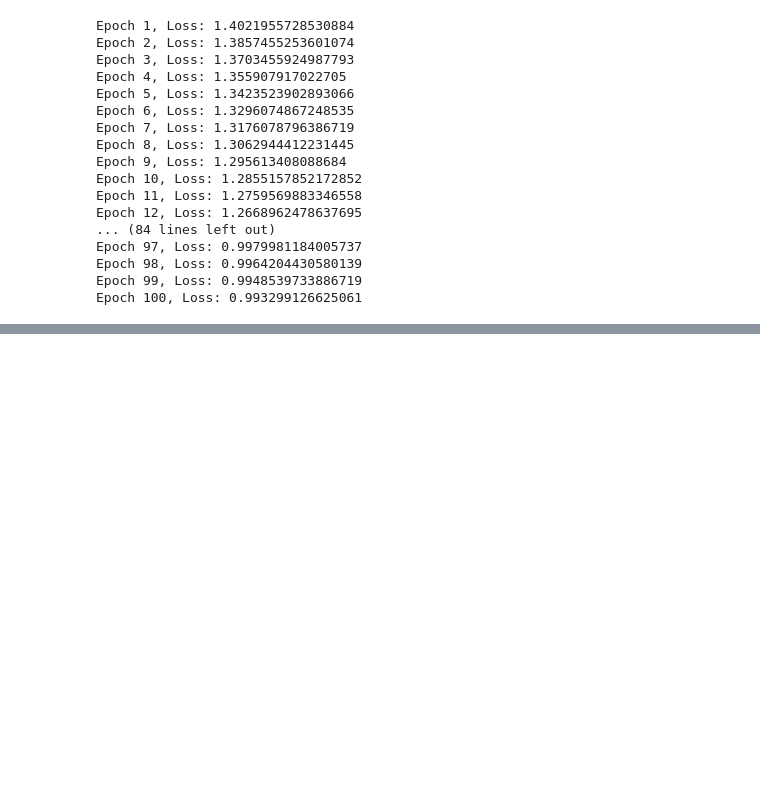
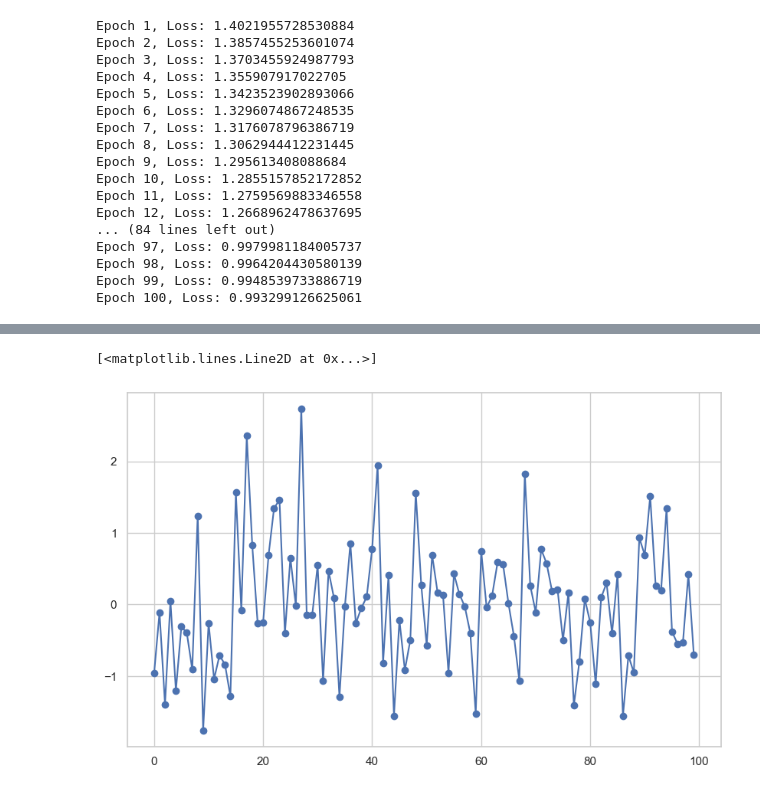
Before and after one commit to fsansegundo/Deep-Learning-for-Time-Series-Data-Cookbook, a Jupyter notebook: Chapter_2/Chapter02.ipynb, the cells around one changed output, grey strips where cells are left out. Drawn from its saved outputs; the diff is of its cells as text; code cells hidden in the pictures; blank space fills up the shorter version.

```diff
--- a/Chapter_2/Chapter02.ipynb
+++ b/Chapter_2/Chapter02.ipynb
@@ -359,0 +398,5 @@ Epoch 100, Loss: 0.993299126625061
+# %%
+# 100 samples, 5 time steps, 10 features
+X = torch.randn(100, 5, 10)
+Y = torch.randn(100, 1)
+Y[:10,:]
@@ -359,0 +435,9 @@ Epoch 100, Loss: 0.993299126625061
+# %%
+import seaborn as sns
+import matplotlib.pyplot as plt
+sns.set(style="whitegrid")
+plt.figure(figsize=(10, 6))
+plt.plot(Y.numpy(), label='Target', marker='o')
+# %% [output]
+[<matplotlib.lines.Line2D at 0x...>]
+[figure, added]
```
Also changed, not shown: parts of 9 cells of this notebook.
